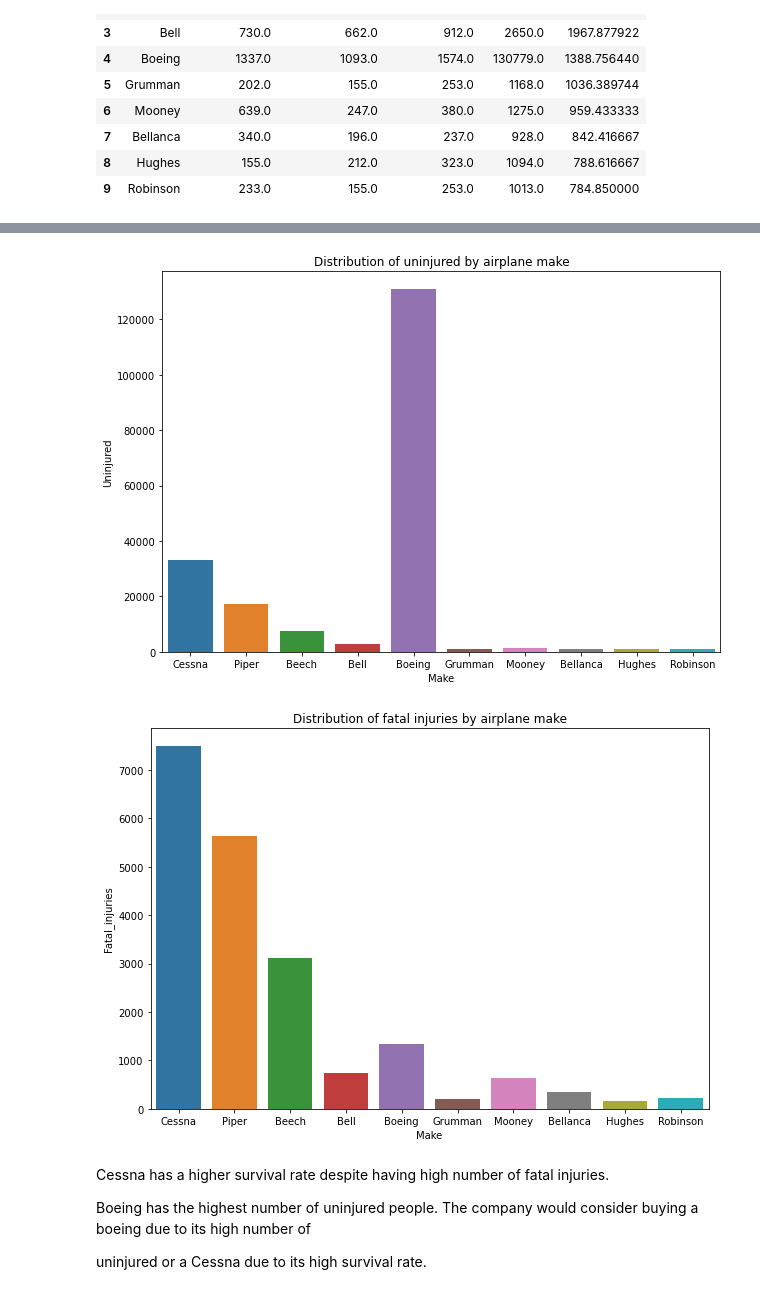
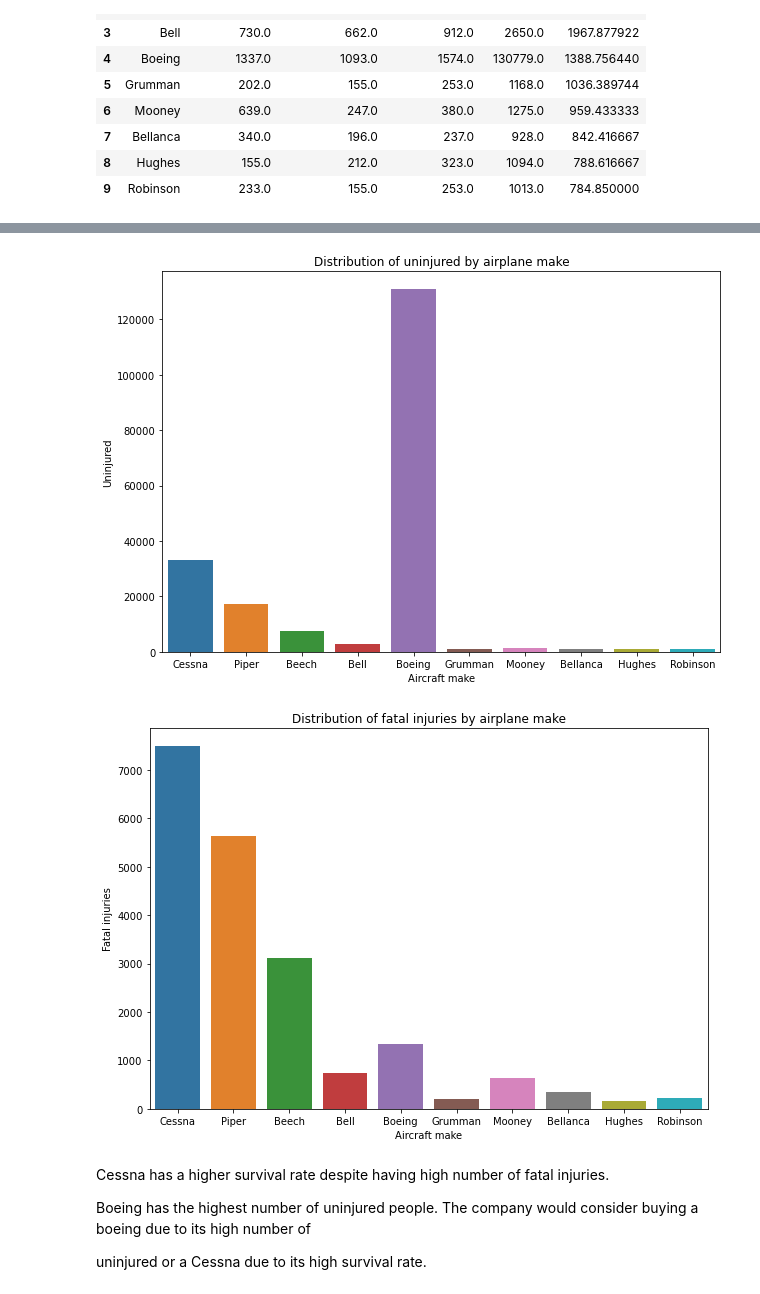
Before and after one commit to MosesMusyoki/dsc-phase_1_project, a Jupyter notebook: student.ipynb, the cells around one changed output, grey strips where cells are left out. Drawn from its saved outputs; the diff is of its cells as text; code cells hidden in the pictures.

```diff
--- a/student.ipynb
+++ b/student.ipynb
@@ -610,15 +624,19 @@ sns.barplot(x = 'Make',y='Survival_rate' , data = make_group);
 # %%
 fig, ax = plt.subplots(figsize = (10, 7))
 ax.set_title("Distribution of uninjured by airplane make")
-sns.barplot(x = 'Make',y='Uninjured' , data = make_group);
+sns.barplot(x = 'Make',y='Uninjured' , data = make_group)
+ax.set_xlabel("Aircraft make")
+ax.set_ylabel("Uninjured");
 # %% [output]
-[figure, old version]
+[figure, new version]
 # %%
 fig, ax = plt.subplots(figsize = (10, 7))
 ax.set_title("Distribution of fatal injuries by airplane make")
-sns.barplot(x = 'Make',y='Fatal_injuries' , data = make_group);
+sns.barplot(x = 'Make',y='Fatal_injuries' , data = make_group)
+ax.set_xlabel("Aircraft make")
+ax.set_ylabel("Fatal injuries");
 # %% [output]
-[figure, old version]
+[figure, new version]
 # %% [markdown]
 Cessna has a higher survival rate despite having high number of fatal injuries.
 
```
Also changed, not shown: parts of 12 cells of this notebook.
